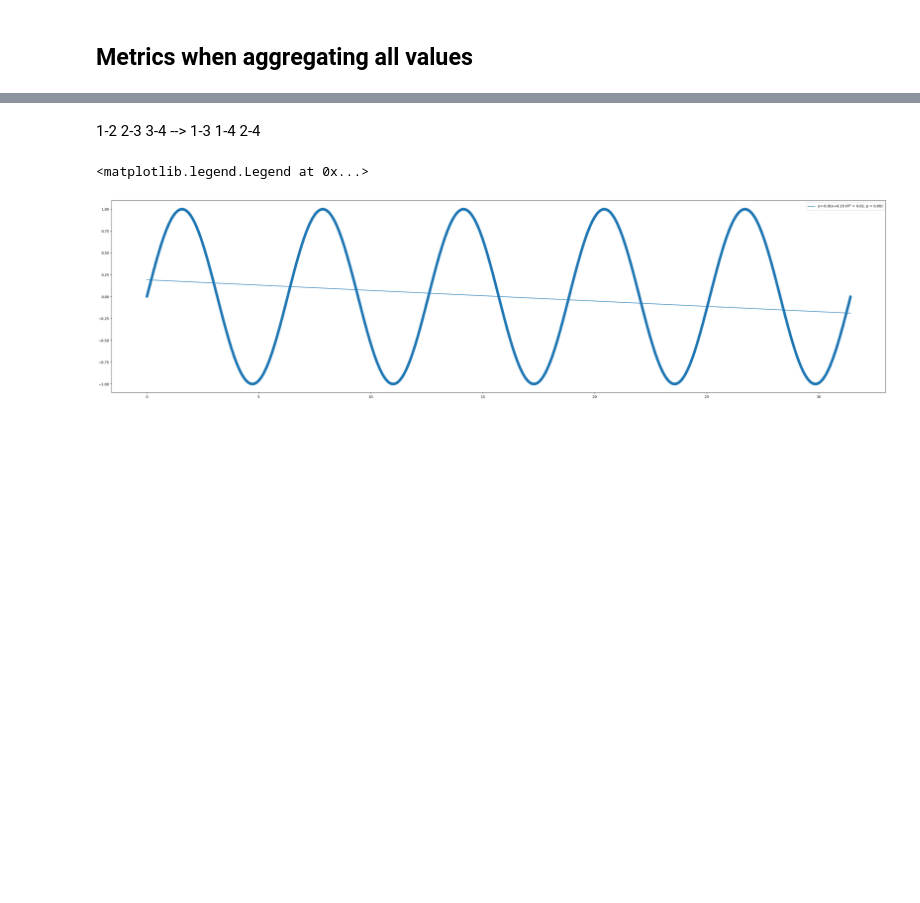
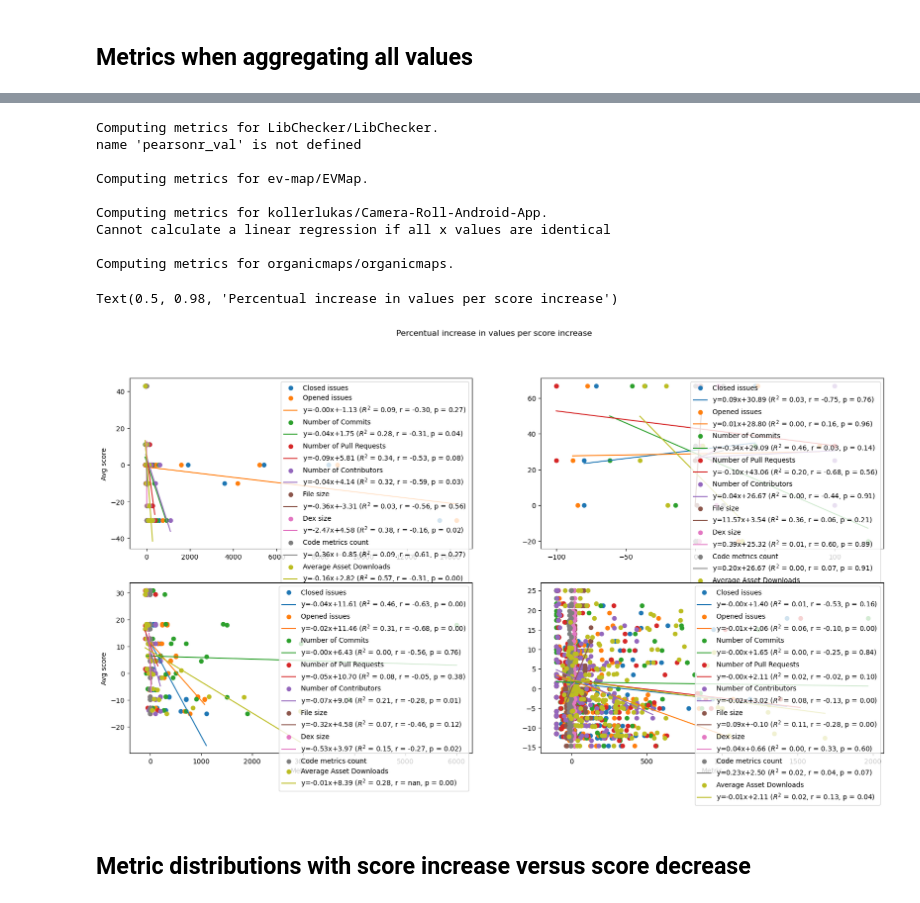
Before and after one commit to mgjfl/DATAR, a Jupyter notebook: results.ipynb, the cells around one changed output, grey strips where cells are left out. Saved outputs shown, nothing was run; the diff lists cells and outputs as text; code cells hidden in the pictures; blank space fills up the shorter version.

```diff
--- a/results.ipynb
+++ b/results.ipynb
@@ -583,6 +577,5 @@ Individual analysis of popular applications
 popular_applications = np.array(list(metrics_per_version.keys()))[n_versions_0 >= 10]
 
 # Must have at least 1 nonzero avg score
-# idxs = [all(np.array(list(map(lambda x : x["avg_score"], metrics_per_version[key].values()))) != 0) for key in popular_applications]
-idxs = [len(version_of_popularity_increase(metrics_per_version[app_name], lambda x, y : True)) > 2 for app_name in popular_applications]
+idxs = [len(version_updates(metrics_per_version[app_name])) > 2 for app_name in popular_applications]
 popular_applications = popular_applications[idxs]
@@ -721,13 +582,63 @@ np.int64(0)
-# %% [markdown]
-1-2 2-3 3-4 --> 1-3 1-4 2-4
-# %%
-x = np.linspace(0, 10 * np.pi, 10000)
-y = np.sin(x)
-slope, intercept, r_value, p_value, std_err = stats.linregress(x, y)
-fig, ax = plt.subplots(1, 1, figsize = (40, 10))
-ax.scatter(x, y)
-ax.plot(np.unique(x), np.unique(x) * slope + intercept, label=(rf"y={slope:.2f}x+{intercept:.2f} ($R^2$ = {r_value**2:.2f}, p = {p_value:.2f})"))
-ax.legend()
-# %% [output]
-<matplotlib.legend.Legend at 0x...>
-[figure, removed]
+# %%
+n = popular_applications.size
+
+n_rows = int(n ** 0.5)
+n_cols = int(n ** 0.5)
+
+fig, axes = plt.subplots(n_rows, n_cols, figsize = (20, 10))#, sharex=True, sharey=True)
+
+
+for i, ax in enumerate(axes.flatten()):
+    app_name = popular_applications[i]
+    version_updates_list = [app_name, version_updates(metrics_per_version[app_name])]
+
+    print(f"\nComputing metrics for {app_name}.")
+
+    for key in get_metrics.keys():
+
+        x, y = datapoints_per_metric_between_updates([version_updates_list], [get_metrics[key]])
+        x = x.flatten()
+
+        # Sort on x coordinate
+        sort_idxs = np.argsort(x)
+        x = x[sort_idxs]
+        y = y[sort_idxs]
+
+        if len(x) < 2:
+            continue
+
+        sc = ax.scatter(x, y, label = key)
+        try:
+            # Plot best line fit
+            slope, intercept, r_value, p_value, std_err = stats.linregress(x, y)
+            ax.plot(np.unique(x), np.unique(x) * slope + intercept, color = sc.get_facecolor()[0], label=(rf"y={slope:.2f}x+{intercept:.2f} ($R^2$ = {r_value**2:.2f}, r = {pearsonr_val:.2f}, p = {p_value:.2f})"))
+        except Exception as e:
+            print(e)
+
+        pearsonr_val = pearsonr(x, y).statistic
+
+    if i % n_cols == 0:
+        ax.set_ylabel("Avg score")
+
+    if i // n_cols == n_rows - 1:
+        ax.set_xlabel("Metric")
+
+    ax.legend()
+
+# ax.set_ylim(-200, 1000)
+
+fig.suptitle("Percentual increase in values per score increase")
+# %% [output]
+Computing metrics for LibChecker/LibChecker.
+name 'pearsonr_val' is not defined
+
+Computing metrics for ev-map/EVMap.
+
+Computing metrics for kollerlukas/Camera-Roll-Android-App.
+Cannot calculate a linear regression if all x values are identical
+
+Computing metrics for organicmaps/organicmaps.
+Text(0.5, 0.98, 'Percentual increase in values per score increase')
+[figure, added]
+# %% [markdown]
+## Metric distributions with score increase versus score decrease
```
Also changed, not shown: parts of 41 cells of this notebook, 41 other files.
